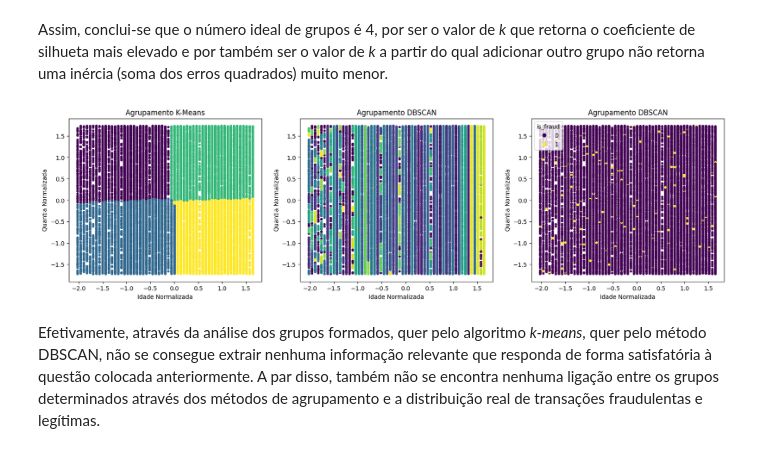
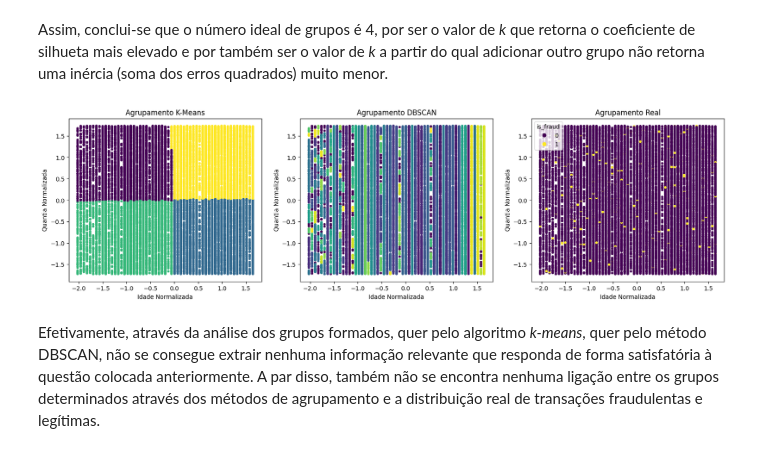
Before and after one commit to manelneto/fraud, a Jupyter notebook: task1.ipynb, the cells around one changed output. Saved outputs shown, nothing was run; the diff lists cells and outputs as text; code cells hidden in the pictures.

```diff
--- a/task1.ipynb
+++ b/task1.ipynb
@@ -1270,5 +1241,5 @@ Tendo resolvido todos os problemas de valores em falta no conjunto de transaçõ
 # %%
-clean_transactions = clean_transactions.drop('trans_num', axis = 1)
+clean_transactions = clean_transactions.drop(['index', 'trans_num'], axis = 1)
 
 clean_transactions.head()
 # %% [output]
@@ -1306,9 +1277,13 @@ Em segundo lugar, no conjunto de transações, o atributo *unix_time* representa
 # %%
 timestamp = pd.to_datetime(clean_transactions['unix_time'], unit = 's')
 
-clean_transactions['day'] = timestamp.dt.day
-clean_transactions['month'] = timestamp.dt.month
-clean_transactions['weekday'] = timestamp.dt.weekday
+month = (timestamp.dt.month - 1) * (2 * np.pi / 12)
+clean_transactions['month_sin'] = np.sin(month)
+clean_transactions['month_cos'] = np.cos(month)
+
+weekday = timestamp.dt.weekday * (2 * np.pi / 7)
+clean_transactions['weekday_sin'] = np.sin(weekday)
+clean_transactions['weekday_cos'] = np.cos(weekday)
 
 clean_transactions.head()
 # %% [output]
@@ -1487,7 +1459,7 @@ Dado que alguns modelos a testar necessitam que todos os atributos sejam numéri
 # %% [markdown]
 Note-se que a coluna *merchant* contém valores categóricos nominais e cerca 100 valores únicos/distintos, pelo que realizar *one-hot encoding* iria criar cerca de 100 novos atributos para o modelo tratar. Como tal, tendo em conta que o comerciante não foi considerado claramente relevante para a classificação de uma transação como fraudulenta ou legítima, opta-se por remover o atributo *merchant*, de modo a não aumentar drasticamente o número de colunas do modelo.
 # %%
-formatted_data = clean_data.drop('merchant', axis = 1)
-
+formatted_data = clean_data.drop('merchant', axis = 1) # TODO city, job, category
+formatted_data = formatted_data.drop(['city', 'job', 'category', 'gender'], axis = 1)
 formatted_data.dtypes
 # %% [output]
@@ -1511,5 +1478,5 @@ Assim, as colunas em que é necessário realizar *one-hot encoding* são: *devic
 # %%
-formatted_data = pd.get_dummies(formatted_data, drop_first = False)
+formatted_data = pd.get_dummies(formatted_data, drop_first = True)
 
 formatted_data.dtypes
 # %% [output]
@@ -1679,28 +1631,28 @@ Assim, conclui-se que o número ideal de grupos é 4, por ser o valor de *k* que
 # %%
 kmeans = KMeans(4, random_state = 10)
 kmeans_labels = kmeans.fit_predict(scaled_data)
 
 dbscan = DBSCAN(eps = 0.05)
 dbscan_labels = dbscan.fit_predict(scaled_data)
 
 plt.figure(figsize = (20, 5))
 
 plt.subplot(1, 3, 1)
 plt.scatter(scaled_data[:, 0], scaled_data[:, 1], s = 10, c = kmeans_labels)
 contextualize('Agrupamento K-Means', 'Idade Normalizada', 'Quantia Normalizada')
 
 plt.subplot(1, 3, 2)
 plt.scatter(scaled_data[:, 0], scaled_data[:, 1], s = 10, c = dbscan_labels)
 contextualize('Agrupamento DBSCAN', 'Idade Normalizada', 'Quantia Normalizada')
 
 plt.subplot(1, 3, 3)
 scatterplot = plt.scatter(scaled_data[:, 0], scaled_data[:, 1], s = 10, c = formatted_data['is_fraud'])
-contextualize('Agrupamento DBSCAN', 'Idade Normalizada', 'Quantia Normalizada')
+contextualize('Agrupamento Real', 'Idade Normalizada', 'Quantia Normalizada')
 plt.legend(*scatterplot.legend_elements(), title = 'is_fraud')
 
 plt.show()
 # %% [output]
-[figure, old version]
+[figure, new version]
 # %% [markdown]
 Efetivamente, através da análise dos grupos formados, quer pelo algoritmo *k-means*, quer pelo método DBSCAN, não se consegue extrair nenhuma informação relevante que responda de forma satisfatória à questão colocada anteriormente. A par disso, também não se encontra nenhuma ligação entre os grupos determinados através dos métodos de agrupamento e a distribuição real de transações fraudulentas e legítimas.
 # %% [markdown]
```
Also changed, not shown: parts of 31 cells of this notebook, 4 other files.
